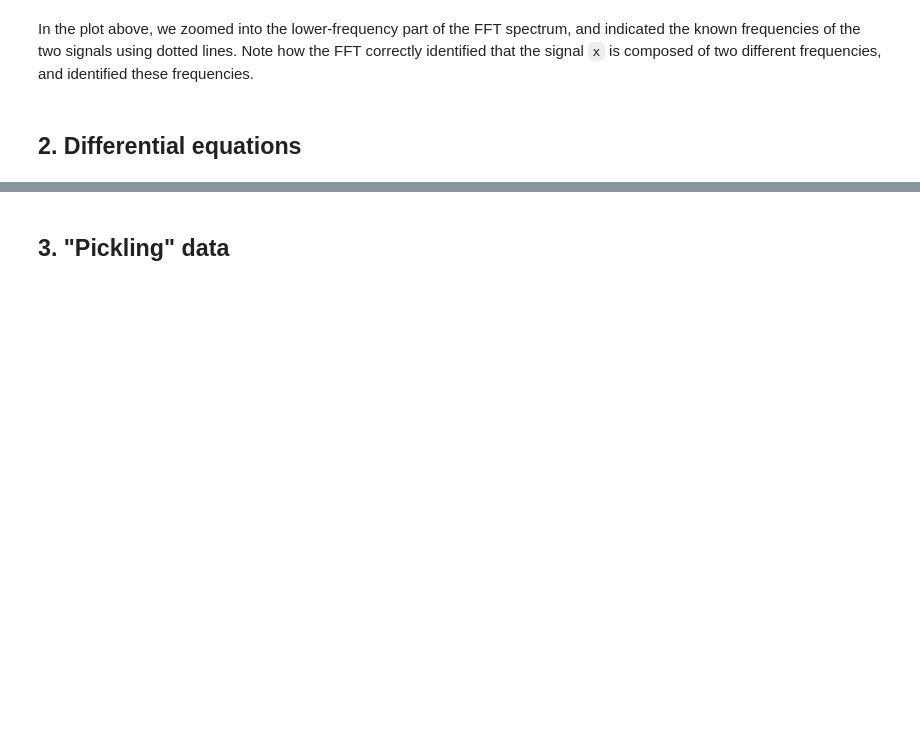
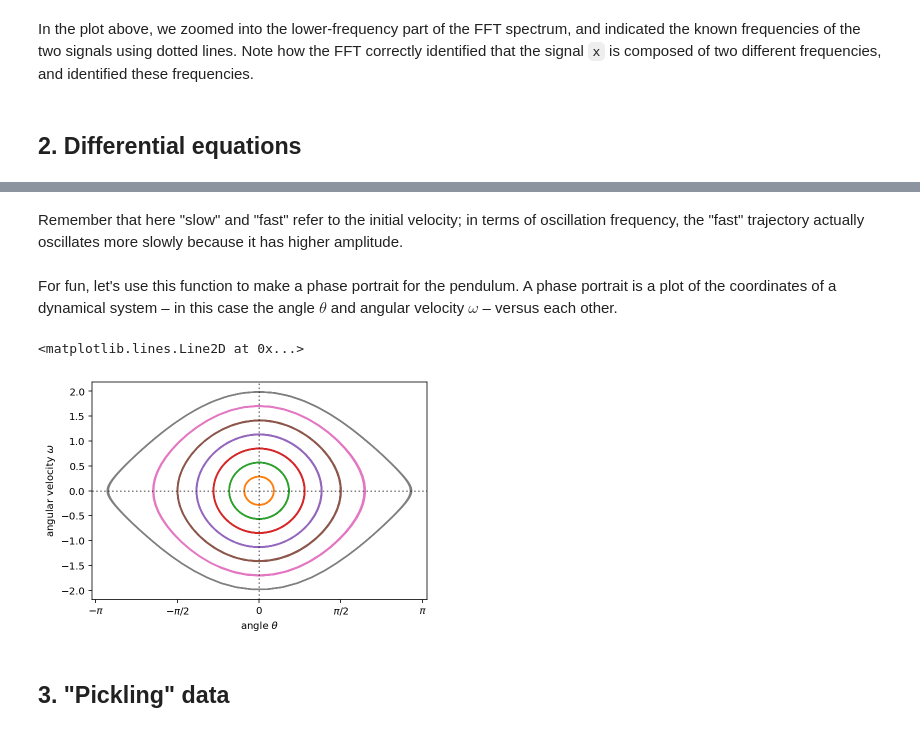
Before and after one commit to ttesileanu/nsbp-summer-2022, a Jupyter notebook: 4_2_misc_topics.ipynb, the cells around one changed output, grey strips where cells are left out. Drawn from its saved outputs; the diff is of its cells as text; code cells hidden in the pictures; blank space fills up the shorter version.

```diff
--- a/4_2_misc_topics.ipynb
+++ b/4_2_misc_topics.ipynb
@@ -85,2 +177,26 @@ In the plot above, we zoomed into the lower-frequency part of the FFT spectrum,
+# %% [markdown]
+Remember that here "slow" and "fast" refer to the initial velocity; in terms of oscillation frequency, the "fast" trajectory actually oscillates more slowly because it has higher amplitude.
+# %% [markdown]
+For fun, let's use this function to make a phase portrait for the pendulum. A phase portrait is a plot of the coordinates of a dynamical system – in this case the angle $\theta$ and angular velocity $\omega$ – versus each other.
+# %%
+omega0_values = np.linspace(0, 1.99, 8)
+t_max = 30.0
+for omega0 in omega0_values:
+    crt_soln = pendulum(omega0, t_max)
+    plt.plot(crt_soln.y[0], crt_soln.y[1])
+
+plt.xlabel(r"angle $\theta$")
+plt.ylabel(r"angular velocity $\omega$")
+
+plt.xticks(
+    [-np.pi, -np.pi / 2, 0, np.pi / 2, np.pi],
+    labels=[r"$-\pi$", r"$-\pi / 2$", "0", r"$\pi / 2$", r"$\pi$"],
+)
+
+plt.axhline(0, c="k", ls=":", alpha=0.5)    # alpha = opacity
+plt.axvline(0, c="k", ls=":", alpha=0.5)
+# %% [output]
+<matplotlib.lines.Line2D at 0x...>
+[figure, added]
 # %% [markdown]
 ## 3. "Pickling" data
```
Also changed, not shown: parts of 21 cells of this notebook, 1 other file.
